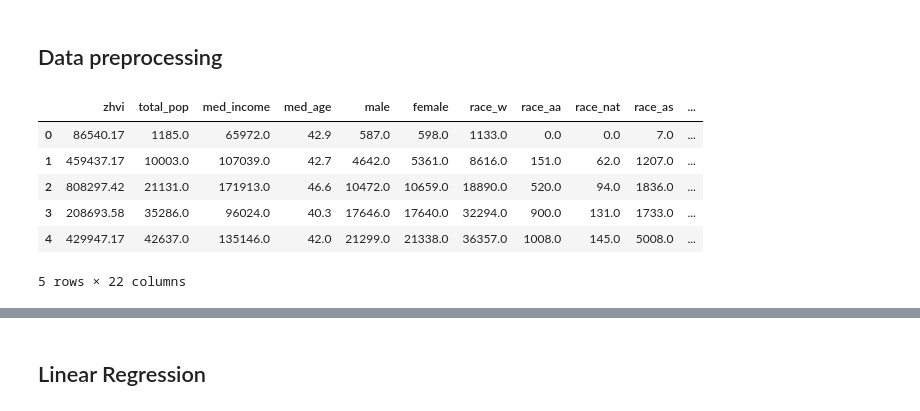
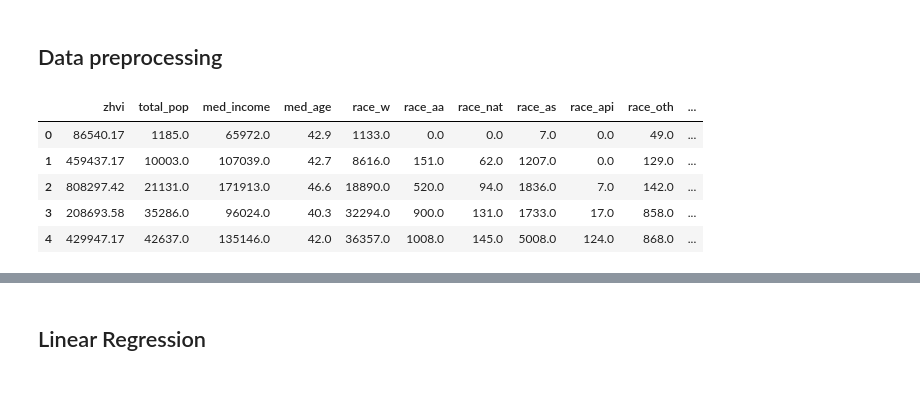
Before and after one commit to sonjaynicolay/Final_Project, a Jupyter notebook: Housing_ML.ipynb, the cells around one changed output, grey strips where cells are left out. Cells and saved outputs as stored; diff of their text form; code cells hidden in the pictures.

```diff
--- a/Housing_ML.ipynb
+++ b/Housing_ML.ipynb
@@ -69,16 +68,15 @@ df.head()
 # %% [markdown]
 ## Data preprocessing
 # %%
-clean_df = df.drop(['city','lat','long'],1)
+clean_df = df.drop(['city','lat','long', 'male','female', 'eth_nonhisp','murder_mansl', 'robbery','arson','rape', 'car_theft','rape'],1)
 clean_df.head()
 # %% [output]
-|  | zhvi | total_pop | med_income | med_age | male | female | race_w | race_aa | race_nat | race_as | ... |
-| 0 | 86540.17 | 1185.0 | 65972.0 | 42.9 | 587.0 | 598.0 | 1133.0 | 0.0 | 0.0 | 7.0 | ... |
-| 1 | 459437.17 | 10003.0 | 107039.0 | 42.7 | 4642.0 | 5361.0 | 8616.0 | 151.0 | 62.0 | 1207.0 | ... |
-| 2 | 808297.42 | 21131.0 | 171913.0 | 46.6 | 10472.0 | 10659.0 | 18890.0 | 520.0 | 94.0 | 1836.0 | ... |
-| 3 | 208693.58 | 35286.0 | 96024.0 | 40.3 | 17646.0 | 17640.0 | 32294.0 | 900.0 | 131.0 | 1733.0 | ... |
-| 4 | 429947.17 | 42637.0 | 135146.0 | 42.0 | 21299.0 | 21338.0 | 36357.0 | 1008.0 | 145.0 | 5008.0 | ... |
+|  | zhvi | total_pop | med_income | med_age | race_w | race_aa | race_nat | race_as | race_api | race_oth | ... |
+| 0 | 86540.17 | 1185.0 | 65972.0 | 42.9 | 1133.0 | 0.0 | 0.0 | 7.0 | 0.0 | 49.0 | ... |
+| 1 | 459437.17 | 10003.0 | 107039.0 | 42.7 | 8616.0 | 151.0 | 62.0 | 1207.0 | 0.0 | 129.0 | ... |
+| 2 | 808297.42 | 21131.0 | 171913.0 | 46.6 | 18890.0 | 520.0 | 94.0 | 1836.0 | 7.0 | 142.0 | ... |
+| 3 | 208693.58 | 35286.0 | 96024.0 | 40.3 | 32294.0 | 900.0 | 131.0 | 1733.0 | 17.0 | 858.0 | ... |
+| 4 | 429947.17 | 42637.0 | 135146.0 | 42.0 | 36357.0 | 1008.0 | 145.0 | 5008.0 | 124.0 | 868.0 | ... |
-5 rows × 22 columns
 # %%
 clean_df.describe()
 # %% [output]
```
Also changed, not shown: parts of 12 cells of this notebook.
